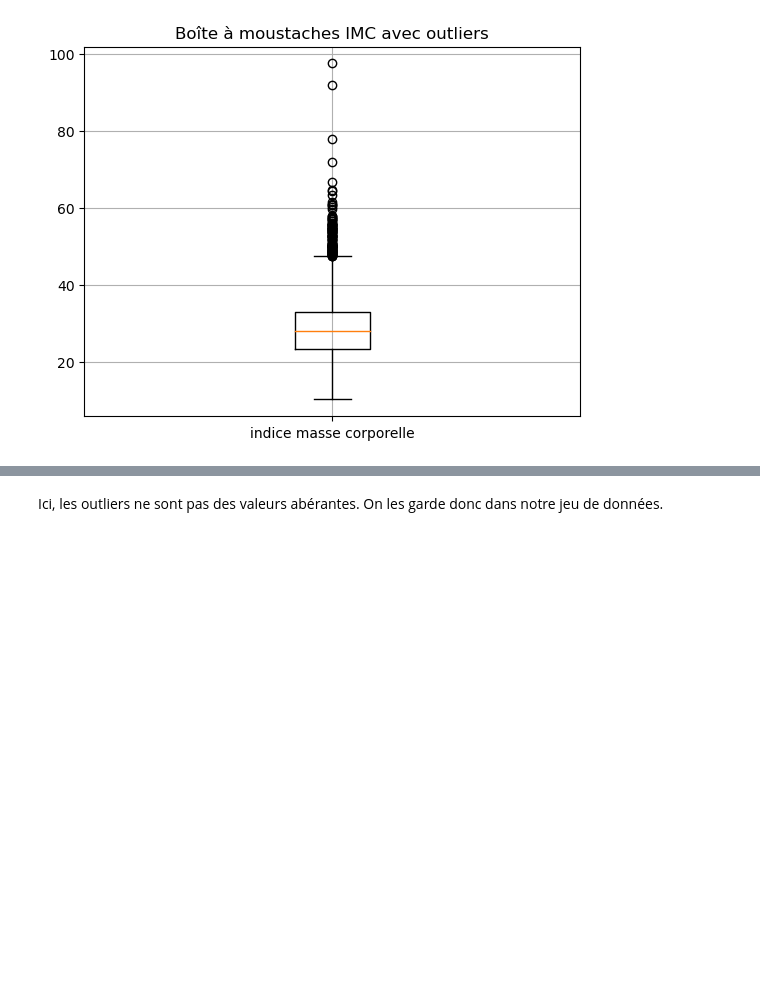
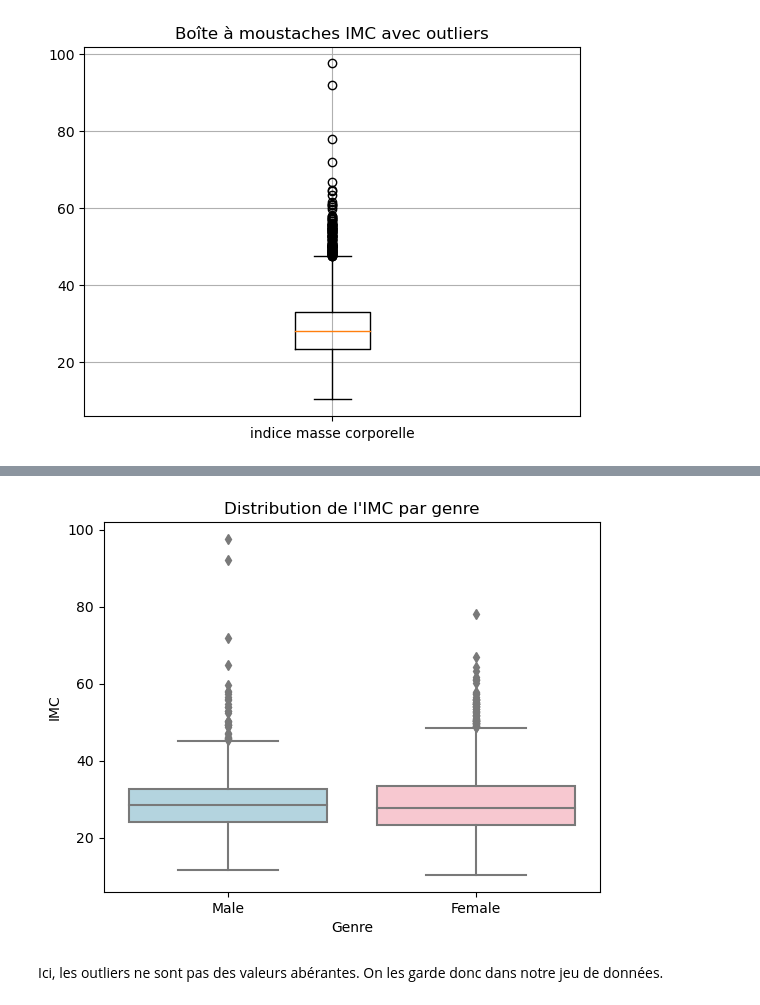
Before and after one commit to Antho-SJ/strocke-alert, a Jupyter notebook: Asj.ipynb, the cells around one changed output, grey strips where cells are left out. Cells and saved outputs as stored; diff of their text form; code cells hidden in the pictures; blank space fills up the shorter version.

```diff
--- a/Asj.ipynb
+++ b/Asj.ipynb
@@ -104,3 +127,11 @@ plt.show()
+# %%
+sns.boxplot(data=df, x="gender", y="bmi", palette=['lightblue','pink']);
+plt.xlabel("Genre")
+plt.ylabel("IMC")
+plt.title("Distribution de l'IMC par genre")
+plt.show()
+# %% [output]
+[figure, added]
 # %% [markdown]
 Ici, les outliers ne sont pas des valeurs abérantes. On les garde donc dans notre jeu de données.
 # %%
```
Also changed, not shown: parts of 24 cells of this notebook.
